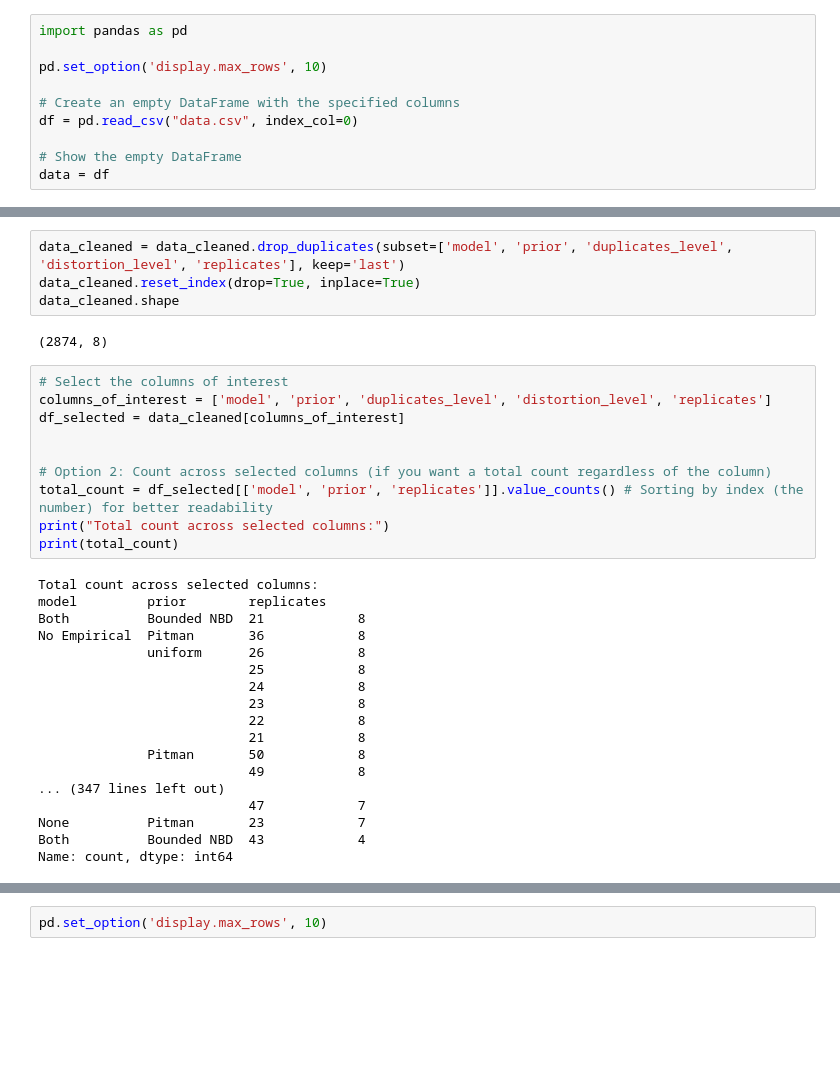
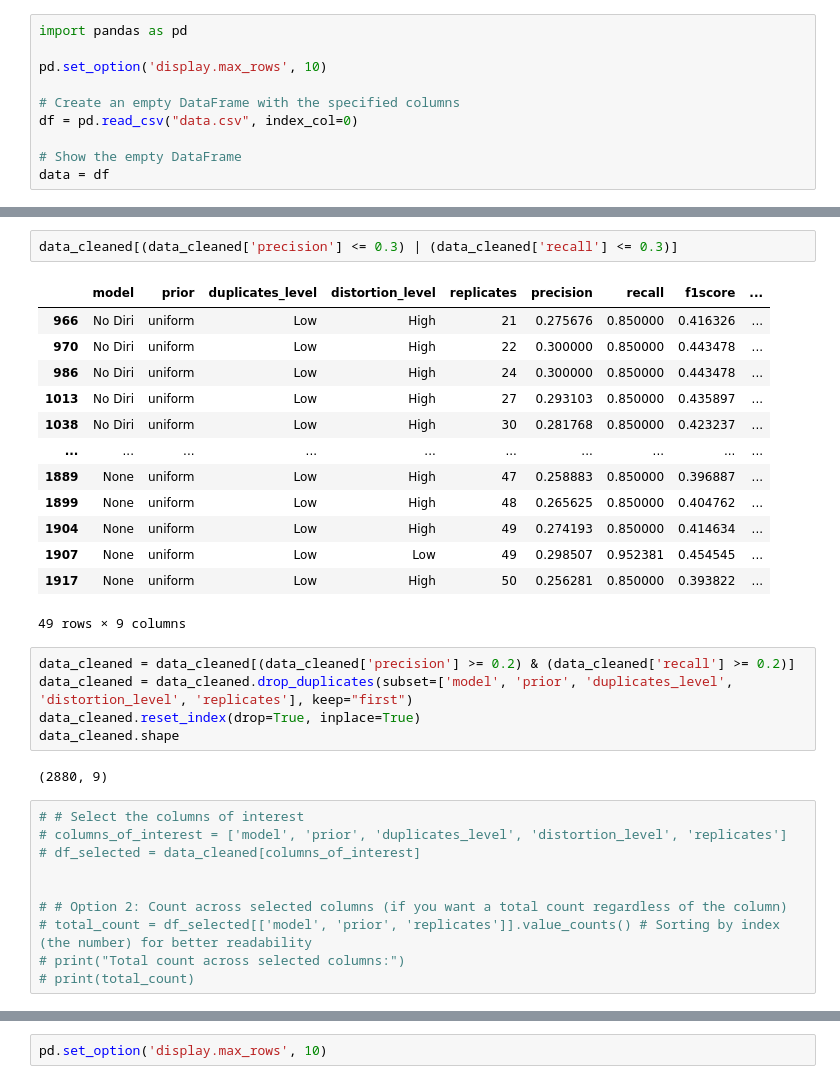
Before and after one commit to Emily0630/exchanger_data_collector, a Jupyter notebook: clean_data.ipynb, the cells around one changed output, grey strips where cells are left out. Cells and saved outputs as stored; diff of their text form; blank space fills up the shorter version.

```diff
--- a/clean_data.ipynb
+++ b/clean_data.ipynb
@@ -191,37 +190,36 @@ duplicates_sorted
+# %%
+data_cleaned[(data_cleaned['precision'] <= 0.3) | (data_cleaned['recall'] <= 0.3)]
+# %% [output]
+|  | model | prior | duplicates_level | distortion_level | replicates | precision | recall | f1score | ... |
+| 966 | No Diri | uniform | Low | High | 21 | 0.275676 | 0.850000 | 0.416326 | ... |
+| 970 | No Diri | uniform | Low | High | 22 | 0.300000 | 0.850000 | 0.443478 | ... |
+| 986 | No Diri | uniform | Low | High | 24 | 0.300000 | 0.850000 | 0.443478 | ... |
+| 1013 | No Diri | uniform | Low | High | 27 | 0.293103 | 0.850000 | 0.435897 | ... |
+| 1038 | No Diri | uniform | Low | High | 30 | 0.281768 | 0.850000 | 0.423237 | ... |
+| ... | ... | ... | ... | ... | ... | ... | ... | ... | ... |
+| 1889 | None | uniform | Low | High | 47 | 0.258883 | 0.850000 | 0.396887 | ... |
+| 1899 | None | uniform | Low | High | 48 | 0.265625 | 0.850000 | 0.404762 | ... |
+| 1904 | None | uniform | Low | High | 49 | 0.274193 | 0.850000 | 0.414634 | ... |
+| 1907 | None | uniform | Low | Low | 49 | 0.298507 | 0.952381 | 0.454545 | ... |
+| 1917 | None | uniform | Low | High | 50 | 0.256281 | 0.850000 | 0.393822 | ... |
+49 rows × 9 columns
 # %%
-data_cleaned = data_cleaned.drop_duplicates(subset=['model', 'prior', 'duplicates_level', 'distortion_level', 'replicates'], keep='last')
+data_cleaned = data_cleaned[(data_cleaned['precision'] >= 0.2) & (data_cleaned['recall'] >= 0.2)]
+data_cleaned = data_cleaned.drop_duplicates(subset=['model', 'prior', 'duplicates_level', 'distortion_level', 'replicates'], keep="first")
 data_cleaned.reset_index(drop=True, inplace=True)
 data_cleaned.shape
 # %% [output]
-(2874, 8)
+(2880, 9)
 # %%
-# Select the columns of interest
-columns_of_interest = ['model', 'prior', 'duplicates_level', 'distortion_level', 'replicates']
-df_selected = data_cleaned[columns_of_interest]
+# # Select the columns of interest
+# columns_of_interest = ['model', 'prior', 'duplicates_level', 'distortion_level', 'replicates']
+# df_selected = data_cleaned[columns_of_interest]
 
 
-# Option 2: Count across selected columns (if you want a total count regardless of the column)
-total_count = df_selected[['model', 'prior', 'replicates']].value_counts() # Sorting by index (the number) for better readability
-print("Total count across selected columns:")
-print(total_count)
+# # Option 2: Count across selected columns (if you want a total count regardless of the column)
+# total_count = df_selected[['model', 'prior', 'replicates']].value_counts() # Sorting by index (the number) for better readability
+# print("Total count across selected columns:")
+# print(total_count)
-# %% [output]
-Total count across selected columns:
-model         prior        replicates
-Both          Bounded NBD  21            8
-No Empirical  Pitman       36            8
-              uniform      26            8
-                           25            8
-                           24            8
-                           23            8
-                           22            8
-                           21            8
-              Pitman       50            8
-                           49            8
-... (347 lines left out)
-                           47            7
-None          Pitman       23            7
-Both          Bounded NBD  43            4
-Name: count, dtype: int64
 # %%
 # Checking for missing combinations in the first 6 columns
 # First, we create a DataFrame of all possible combinations of these columns
```
Also changed, not shown: parts of 8 cells of this notebook, 2 other files.
